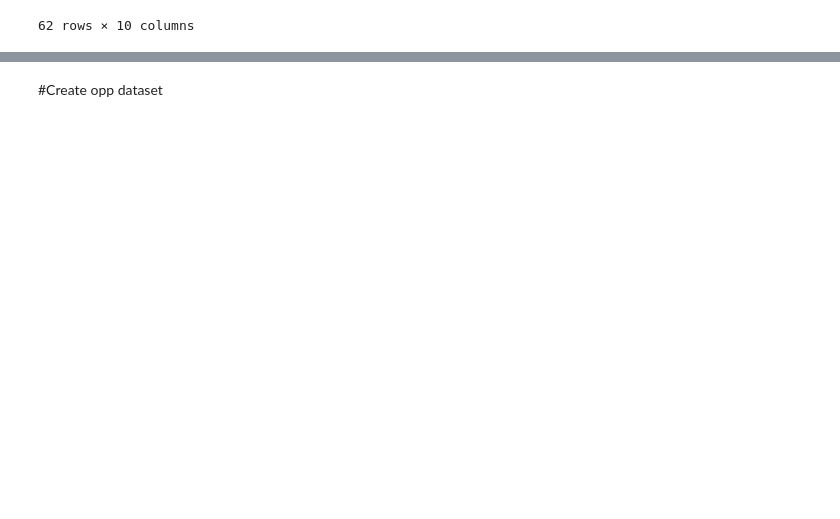
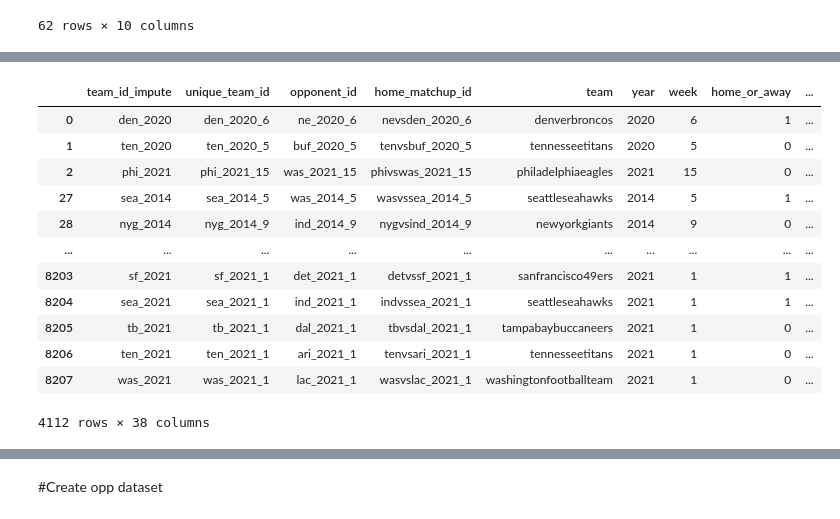
Before and after one commit to ajakks/nfl_models, a Jupyter notebook: create_modeling_data_sample.ipynb, the cells around one changed output, grey strips where cells are left out. Drawn from its saved outputs; the diff is of its cells as text; code cells hidden in the pictures; blank space fills up the shorter version.

```diff
--- a/create_modeling_data_sample.ipynb
+++ b/create_modeling_data_sample.ipynb
@@ -985,0 +977,16 @@ passing_summ_conc.head()
+# %%
+tgs_clean
+# %% [output]
+|  | team_id_impute | unique_team_id | opponent_id | home_matchup_id | team | year | week | home_or_away | ... |
+| 0 | den_2020 | den_2020_6 | ne_2020_6 | nevsden_2020_6 | denverbroncos | 2020 | 6 | 1 | ... |
+| 1 | ten_2020 | ten_2020_5 | buf_2020_5 | tenvsbuf_2020_5 | tennesseetitans | 2020 | 5 | 0 | ... |
+| 2 | phi_2021 | phi_2021_15 | was_2021_15 | phivswas_2021_15 | philadelphiaeagles | 2021 | 15 | 0 | ... |
+| 27 | sea_2014 | sea_2014_5 | was_2014_5 | wasvssea_2014_5 | seattleseahawks | 2014 | 5 | 1 | ... |
+| 28 | nyg_2014 | nyg_2014_9 | ind_2014_9 | nygvsind_2014_9 | newyorkgiants | 2014 | 9 | 0 | ... |
+| ... | ... | ... | ... | ... | ... | ... | ... | ... | ... |
+| 8203 | sf_2021 | sf_2021_1 | det_2021_1 | detvssf_2021_1 | sanfrancisco49ers | 2021 | 1 | 1 | ... |
+| 8204 | sea_2021 | sea_2021_1 | ind_2021_1 | indvssea_2021_1 | seattleseahawks | 2021 | 1 | 1 | ... |
+| 8205 | tb_2021 | tb_2021_1 | dal_2021_1 | tbvsdal_2021_1 | tampabaybuccaneers | 2021 | 1 | 0 | ... |
+| 8206 | ten_2021 | ten_2021_1 | ari_2021_1 | tenvsari_2021_1 | tennesseetitans | 2021 | 1 | 0 | ... |
+| 8207 | was_2021 | was_2021_1 | lac_2021_1 | wasvslac_2021_1 | washingtonfootballteam | 2021 | 1 | 0 | ... |
+4112 rows × 38 columns
```
Also changed, not shown: parts of 13 cells of this notebook, 1 other file.
